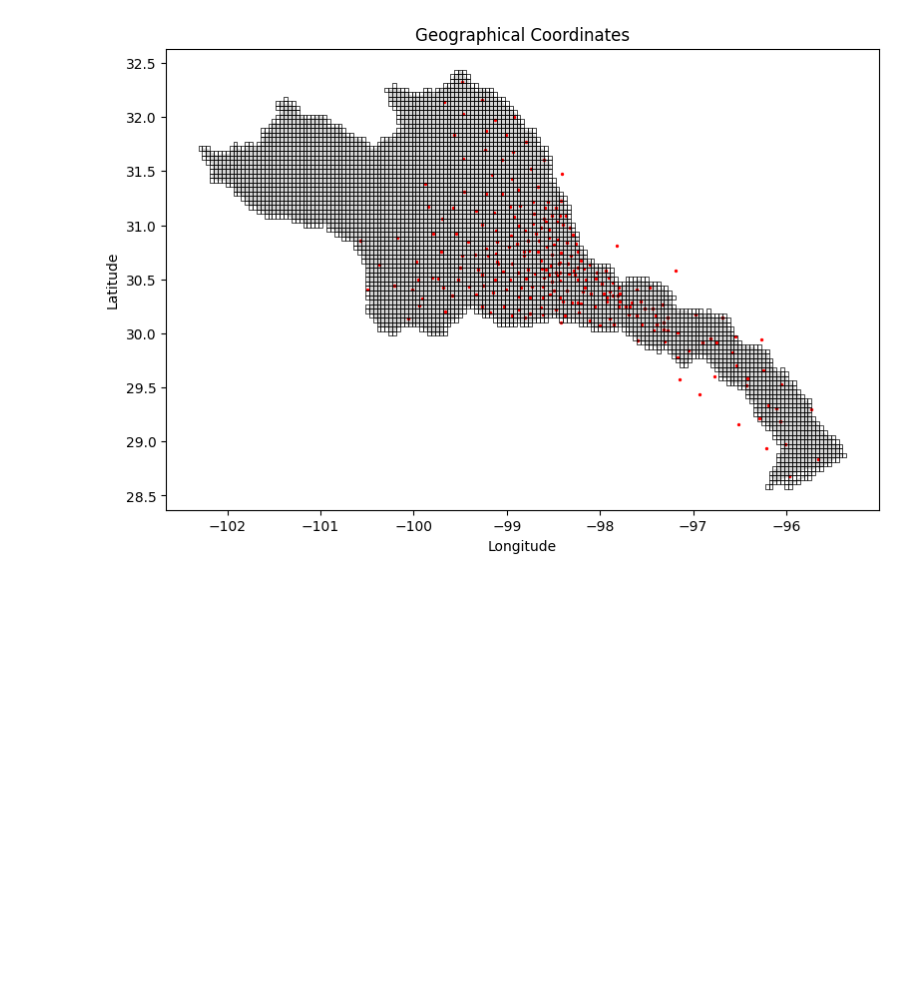
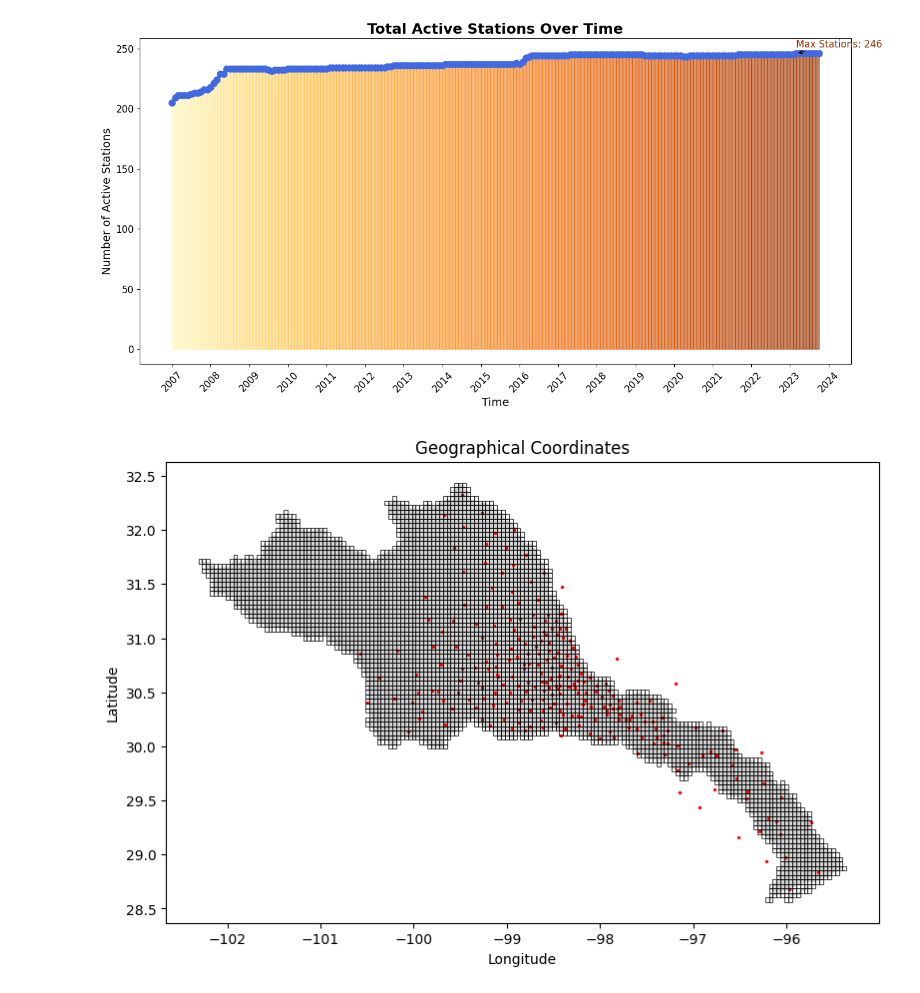
Before and after one commit to GEM-TAMU/LCRA-Interpolation, a Jupyter notebook: interpolation.ipynb, the cells around one changed output. Cells and saved outputs as stored; diff of their text form; code cells hidden in the pictures; blank space fills up the shorter version.

```diff
--- a/interpolation.ipynb
+++ b/interpolation.ipynb
@@ -146 +211,91 @@ data_time_distribution(prcp_dict)
+# %%
+import matplotlib.colors as mcolors
+import numpy as np
+
+def plot_active_stations_fancy_v6(prcp_dict):
+    # Initialize a dictionary to store counts for each year-month
+    coverage_dict = {}
+
+    # Loop through each DataFrame in the dictionary
+    for df in prcp_dict.values():
+        df = df.rename(columns={df.columns[0]: 'time'})
+        df.set_index('time', inplace=True)
+        df = df.dropna()
+
+        # Create a set to track unique year-month combinations for this station
+        unique_months = set()
+
+        # Count available months for the current station
+        for date in df.index:
+            year_month = date.to_period('M')  # Group by year and month
+            unique_months.add(year_month)
+
+        # Update the coverage dictionary based on unique months for this station
+        for month in unique_months:
+            if month not in coverage_dict:
+                coverage_dict[month] = 0
+            coverage_dict[month] += 1
+
+    # Convert the coverage dictionary to a DataFrame
+    coverage_df = pd.Series(coverage_dict).reset_index()
+    coverage_df.columns = ['year_month', 'station_count']
+
+    # Convert to datetime for plotting
+    coverage_df['year_month'] = pd.to_datetime(coverage_df['year_month'].astype(str))
+
+    # Sort the DataFrame by year_month
+    coverage_df.sort_values('year_month', inplace=True)
+
+    # Create the figure and axis
+    plt.figure(figsize=(14, 7))
+
+    # Define a set of warm colors for the gradient
+    colors = ['#fff7bc', '#fec44f', '#fe9929', '#ec7014', '#cc4c02', '#993404']
+    cmap = mcolors.LinearSegmentedColormap.from_list("warm_gradient", colors)
+
+    # Normalize the x-axis for color interpolation
+    norm = plt.Normalize(coverage_df['year_month'].min().toordinal(), coverage_df['year_month'].max().toordinal())
+
+    # Plot the line
+    plt.plot(coverage_df['year_month'], coverage_df['station_count'],
+             marker='o', linestyle='-', color='royalblue', linewidth=2, markersize=8)
+
+    # Fill the area under the curve with a smooth gradient transition
+    for i in range(len(coverage_df) - 1):
+        plt.fill_between(coverage_df['year_month'].iloc[i:i+2],
+                         coverage_df['station_count'].iloc[i:i+2],
+                         color=cmap(norm(coverage_df['year_month'].iloc[i].toordinal())),
+                         alpha=0.6)
+
+    # Enhancing the plot with labels and titles
+    plt.title('Total Active Stations Over Time', fontsize=18, fontweight='bold', family='sans-serif')
+    plt.xlabel('Time', fontsize=14)
+    plt.ylabel('Number of Active Stations', fontsize=14)
+    plt.xticks(rotation=45, fontsize=12)
+    plt.yticks(fontsize=12)
+
+    # Add gridlines
+    # plt.grid(visible=True, linestyle='--', linewidth=0.5, alpha=0.7)
+
+    # Format the x-axis for better date representation
+    plt.gca().xaxis.set_major_locator(mdates.YearLocator(1))
+    plt.gca().xaxis.set_major_formatter(mdates.DateFormatter('%Y'))
+
+    # Optional: Add annotations for significant points
+    max_stations = coverage_df['station_count'].max()
+    max_date = coverage_df.loc[coverage_df['station_count'] == max_stations, 'year_month'].values[0]
+    plt.annotate(f'Max Stations: {max_stations}', xy=(max_date, max_stations),
+                 xytext=(max_date, max_stations + 5),
+                 arrowprops=dict(facecolor='black', arrowstyle='->'),
+                 fontsize=12, color='#993404')
+
+    plt.tight_layout()
+
+    # Show the plot
+    plt.show()
+
+# Example usage:
+plot_active_stations_fancy_v6(prcp_dict)
+# %% [output]
+[figure, added]
 # %%
```
Also changed, not shown: parts of 20 cells of this notebook, 5 other files.
